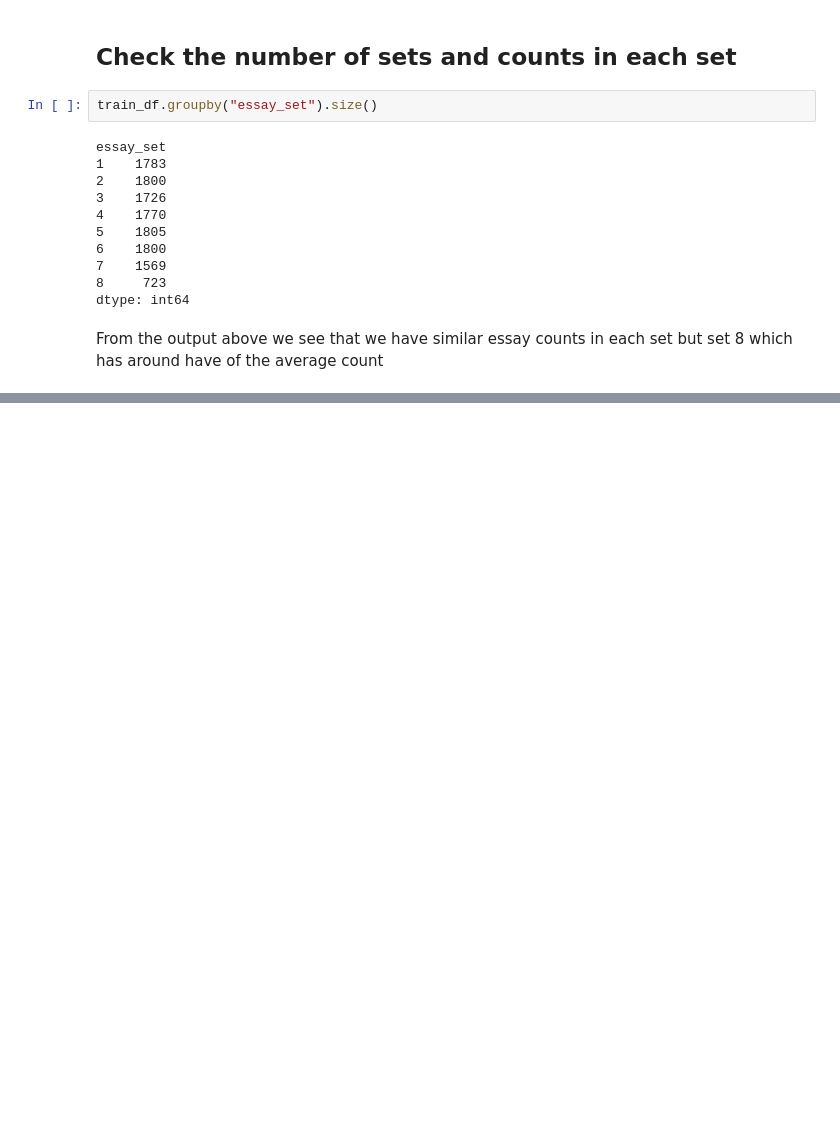
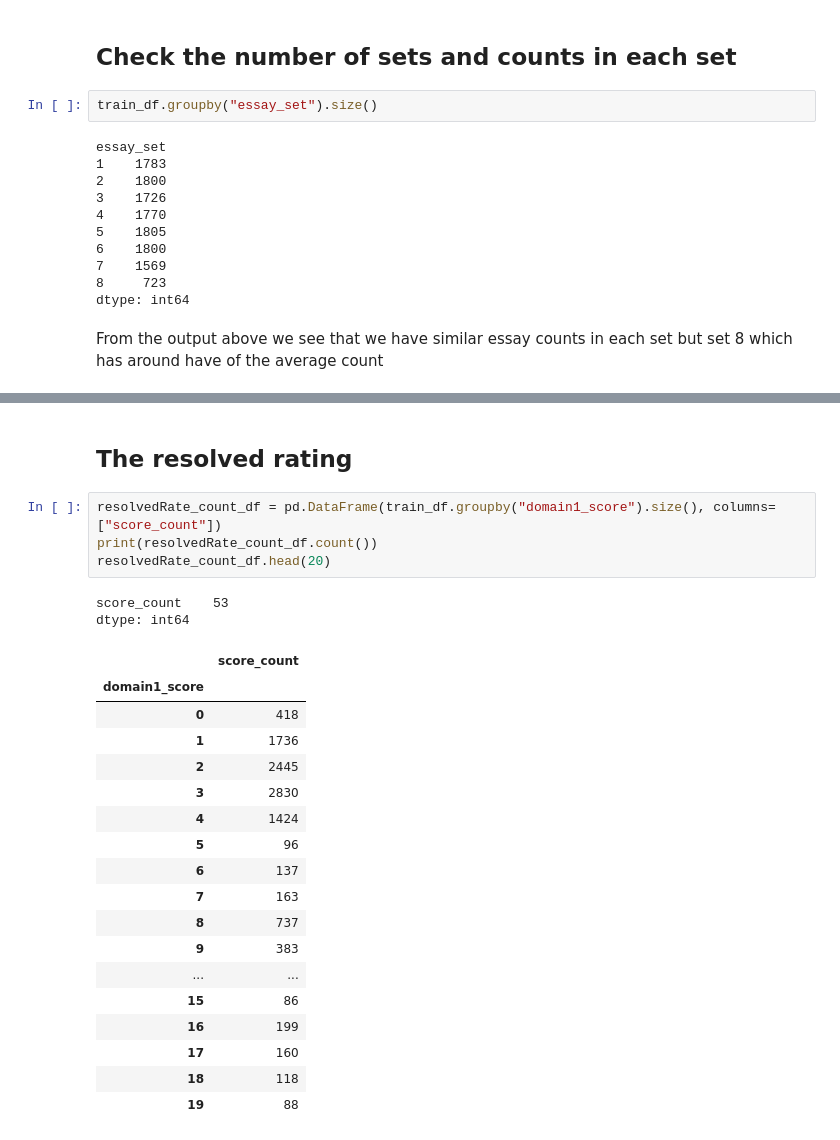
Before and after one commit to hazem-alabiad/automated-essay-grading-system, a Jupyter notebook: main.ipynb, the cells around one changed output, grey strips where cells are left out. Saved outputs shown, nothing was run; the diff lists cells and outputs as text; blank space fills up the shorter version.

```diff
--- a/main.ipynb
+++ b/main.ipynb
@@ -164,0 +193,27 @@ dtype: int64
+# %% [markdown]
+## The resolved rating
+# %%
+resolvedRate_count_df = pd.DataFrame(train_df.groupby("domain1_score").size(), columns= ["score_count"])
+print(resolvedRate_count_df.count())
+resolvedRate_count_df.head(20)
+# %% [output]
+score_count    53
+dtype: int64
+|  | score_count |
+| domain1_score |  |
+| 0 | 418 |
+| 1 | 1736 |
+| 2 | 2445 |
+| 3 | 2830 |
+| 4 | 1424 |
+| 5 | 96 |
+| 6 | 137 |
+| 7 | 163 |
+| 8 | 737 |
+| 9 | 383 |
+| ... | ... |
+| 15 | 86 |
+| 16 | 199 |
+| 17 | 160 |
+| 18 | 118 |
+| 19 | 88 |
```
Also changed, not shown: parts of 11 cells of this notebook, 1 other file.
